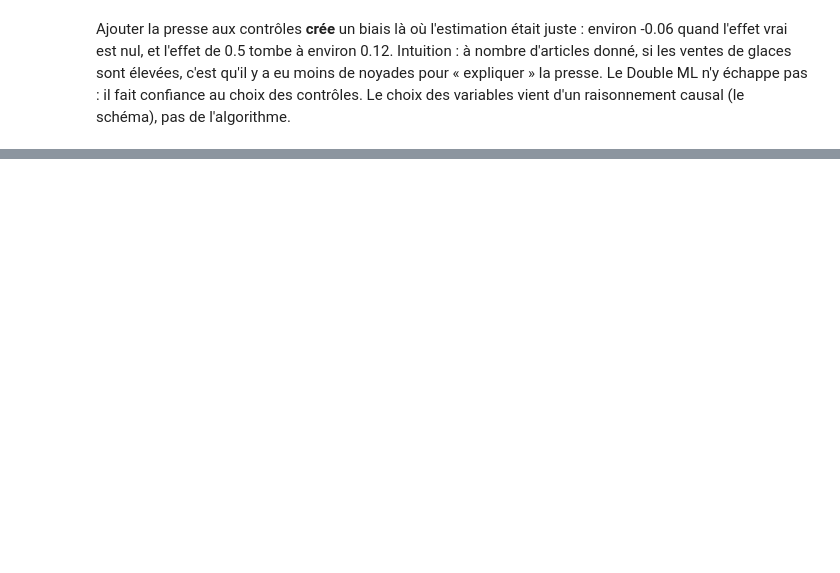
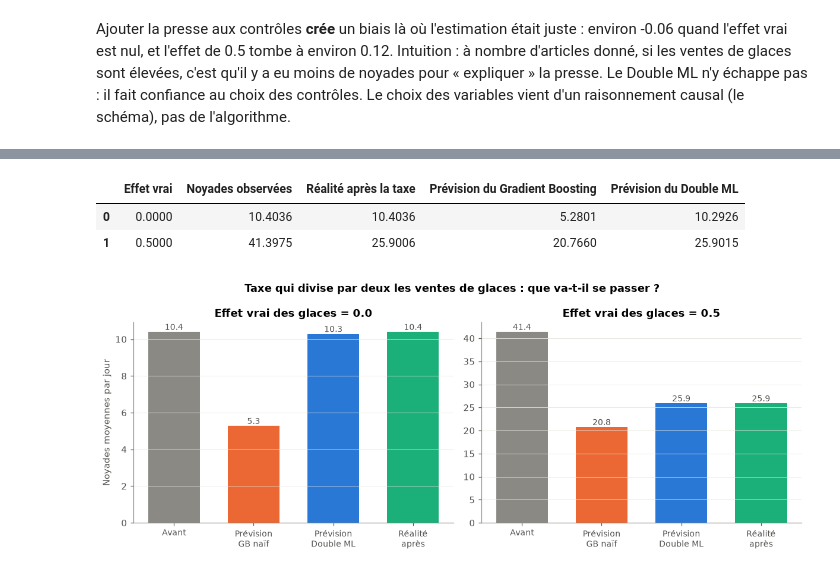
Before and after one commit to maxime2476/correlation-vs-causalite, a Jupyter notebook: notebook.ipynb, the cells around one changed output, grey strips where cells are left out. Drawn from its saved outputs; the diff is of its cells as text; code cells hidden in the pictures; blank space fills up the shorter version.

Commit message:
Ajout de la partie 4 : intervention, expérience aléatoire et variable instrumentale

```diff
--- a/notebook.ipynb
+++ b/notebook.ipynb
@@ -397,0 +410,11 @@ pas : il fait confiance au choix des contrôles. Le choix des variables vient d'
+# %%
+intervention = analyse.tableau_intervention(effets=[0.0, 0.5], facteur=0.5)
+intervention
+# %% [output]
+|  | Effet vrai | Noyades observées | Réalité après la taxe | Prévision du Gradient Boosting | Prévision du Double ML |
+| 0 | 0.0000 | 10.4036 | 10.4036 | 5.2801 | 10.2926 |
+| 1 | 0.5000 | 41.3975 | 25.9006 | 20.7660 | 25.9015 |
+# %%
+graphiques.figure_intervention(intervention);
+# %% [output]
+[figure, added]
```
Also changed, not shown: parts of 12 cells of this notebook, 12 other files.
